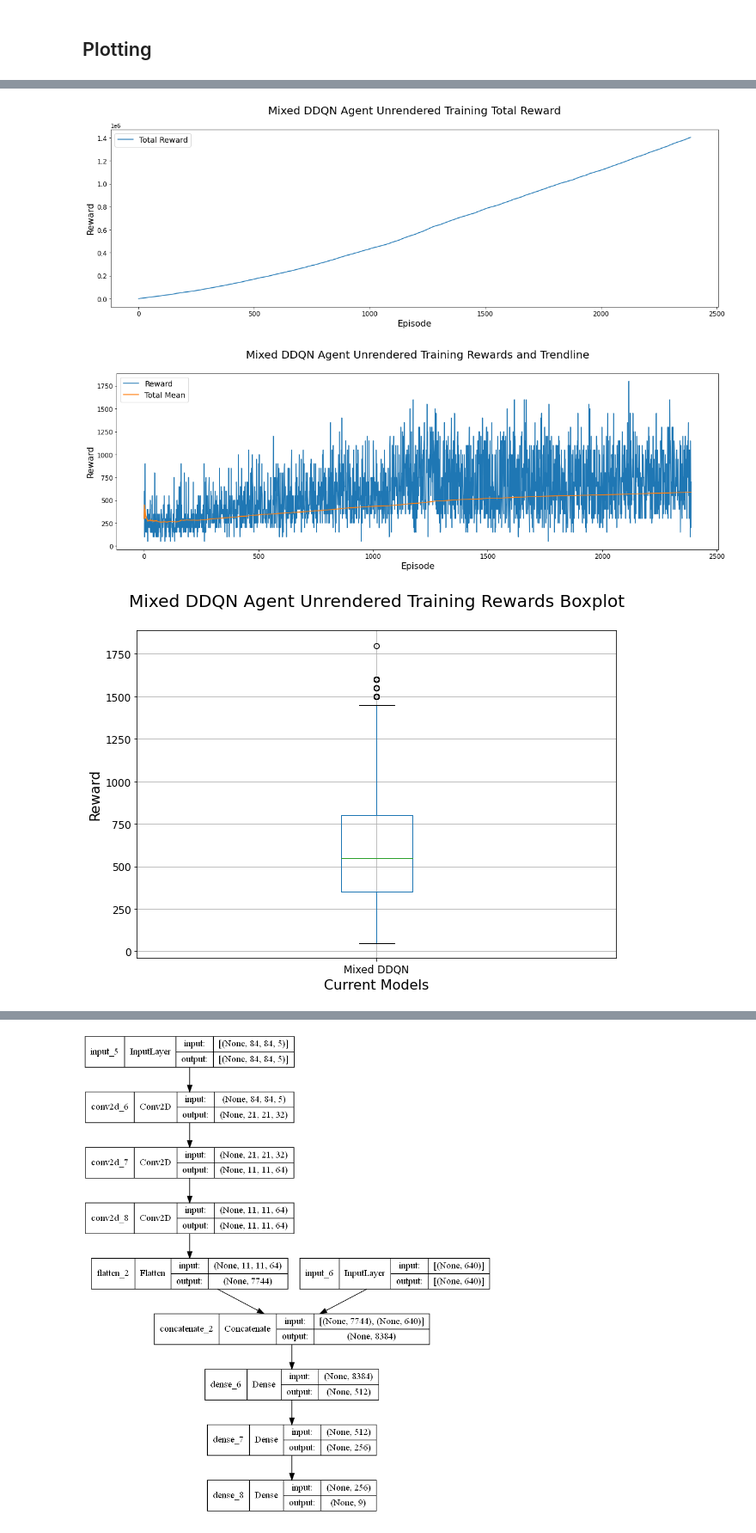
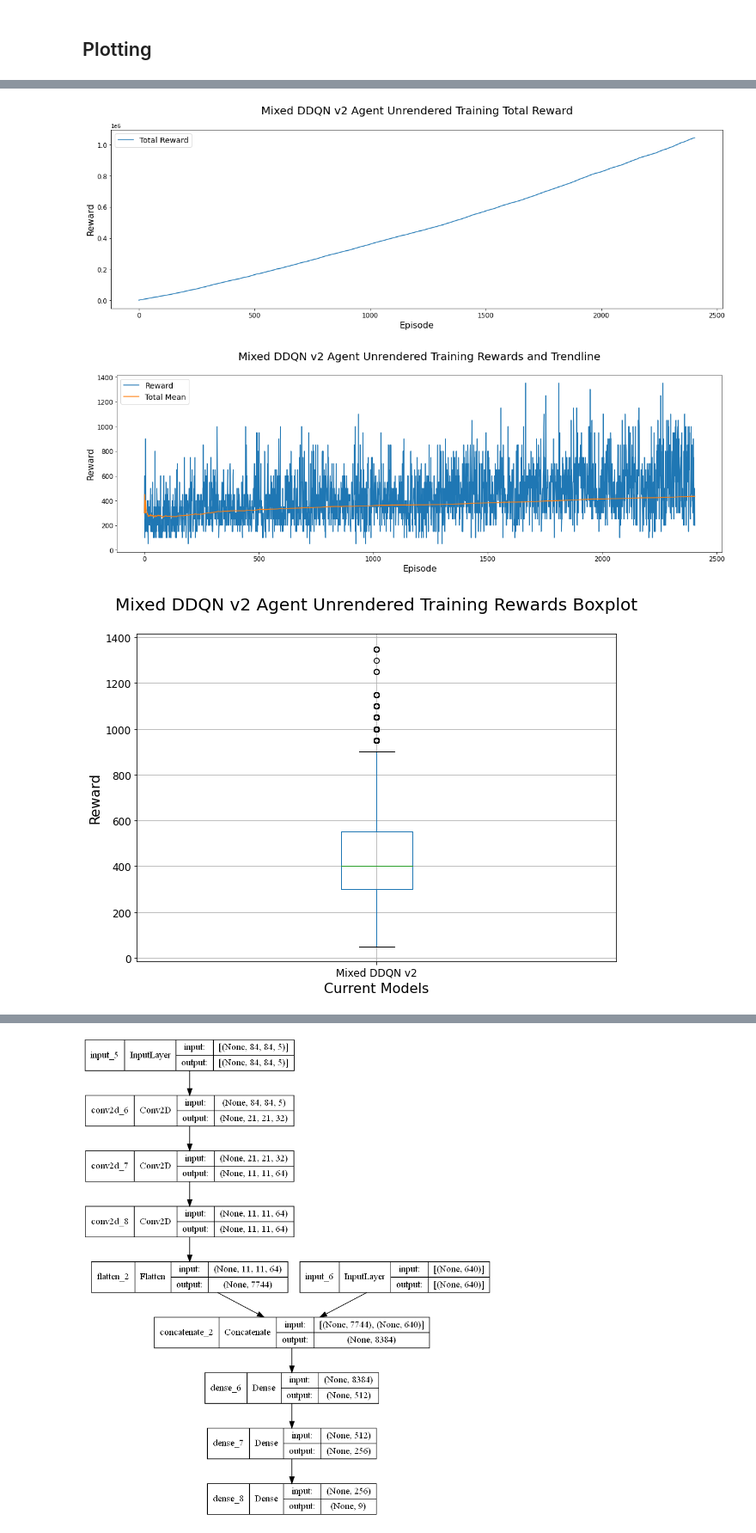
Before and after one commit to Intenzo21/asterix-rl, a Jupyter notebook: sumtree_dqn/finalised/mixed_agents/DDQN_mixed_v2_finalised_unrendered.ipynb, the cells around one changed output, grey strips where cells are left out. Shown at 86% size. Drawn from its saved outputs; the diff is of its cells as text; code cells hidden in the pictures.

Commit message:
Mixed DDQN v2

```diff
--- a/sumtree_dqn/finalised/mixed_agents/DDQN_mixed_v2_finalised_unrendered.ipynb
+++ b/sumtree_dqn/finalised/mixed_agents/DDQN_mixed_v2_finalised_unrendered.ipynb
@@ -770,20 +753,20 @@ def plot_boxplot(df, cols, models, x_label, y_label, title, title_fontsize=20, l
 # %%
 # Plot the training reward cumulative sum throughout the episodes (1 episode = 3 player lives)
 plot_df(train_df, cols=['Total Reward'], x_label='Episode', y_label='Reward',\
-        title='Mixed DDQN Agent Unrendered Training Total Reward\n')
+        title='Mixed DDQN v2 Agent Unrendered Training Total Reward\n')
 # %% [output]
-[figure, old version]
+[figure, new version]
 # %%
 # Plot the training reward values throughout the episodes (1 episode = 3 player lives)
 plot_df(train_df, cols=['Reward', 'Total Mean'], x_label='Episode', y_label='Reward',\
-        title='Mixed DDQN Agent Unrendered Training Rewards and Trendline\n')
+        title='Mixed DDQN v2 Agent Unrendered Training Rewards and Trendline\n')
 # %% [output]
-[figure, old version]
+[figure, new version]
 # %%
 # Display a boxplot of the DDQN agent training data (agent rewards)
-plot_boxplot(train_df, ['Reward'], ['Mixed DDQN'], x_label='Current Models', y_label='Reward',\
-             title='Mixed DDQN Agent Unrendered Training Rewards Boxplot\n')
+plot_boxplot(train_df, ['Reward'], ['Mixed DDQN v2'], x_label='Current Models', y_label='Reward',\
+             title='Mixed DDQN v2 Agent Unrendered Training Rewards Boxplot\n')
 # %% [output]
-[figure, old version]
+[figure, new version]
 # %%
 # Save the obtaine DDQN training data to a CSV file
```
Also changed, not shown: parts of 7 cells of this notebook, 2 other files.
